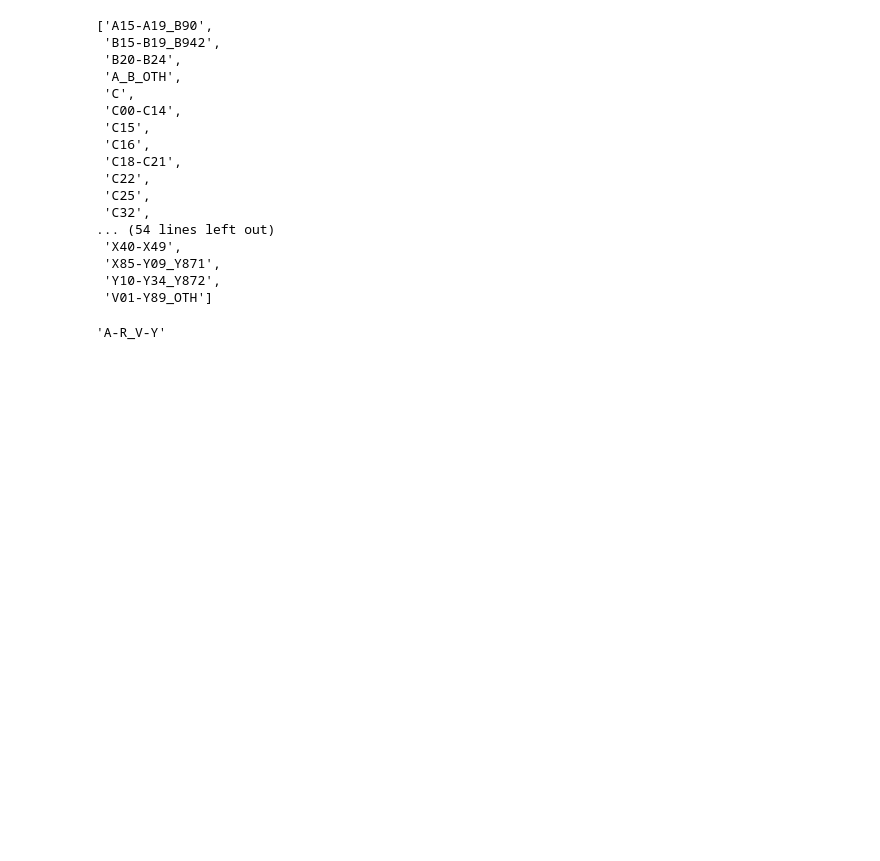
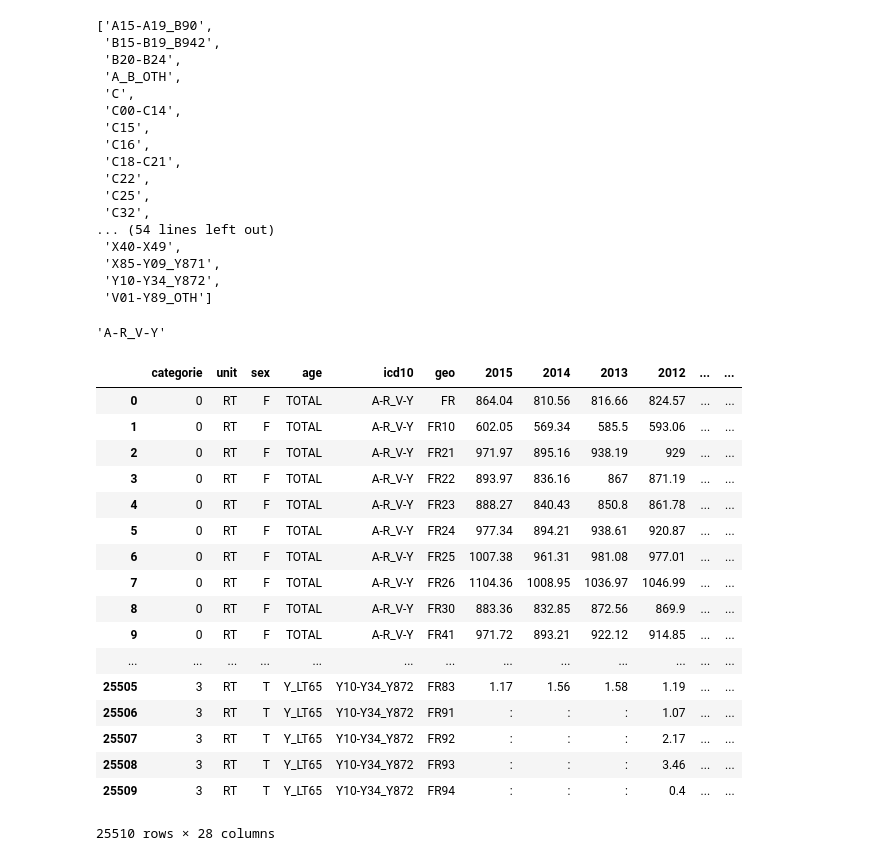
Before and after one commit to margauxRodrigues/viz_project, a Jupyter notebook: data/new_data_reader.ipynb, the cells around one changed output. Drawn from its saved outputs; the diff is of its cells as text; code cells hidden in the pictures; blank space fills up the shorter version.

```diff
--- a/data/new_data_reader.ipynb
+++ b/data/new_data_reader.ipynb
@@ -124,3 +124,24 @@ data_fr['categorie'] = data_fr['icd10'].apply(categorize)
 'A-R_V-Y'
 # %%
 data_fr.to_csv('../data/data_fr_new.csv')
+# %%
+data_fr
+# %% [output]
+|  | categorie | unit | sex | age | icd10 | geo | 2015 | 2014 | 2013 | 2012 | ... | ... |
+| 0 | 0 | RT | F | TOTAL | A-R_V-Y | FR | 864.04 | 810.56 | 816.66 | 824.57 | ... | ... |
+| 1 | 0 | RT | F | TOTAL | A-R_V-Y | FR10 | 602.05 | 569.34 | 585.5 | 593.06 | ... | ... |
+| 2 | 0 | RT | F | TOTAL | A-R_V-Y | FR21 | 971.97 | 895.16 | 938.19 | 929 | ... | ... |
+| 3 | 0 | RT | F | TOTAL | A-R_V-Y | FR22 | 893.97 | 836.16 | 867 | 871.19 | ... | ... |
+| 4 | 0 | RT | F | TOTAL | A-R_V-Y | FR23 | 888.27 | 840.43 | 850.8 | 861.78 | ... | ... |
+| 5 | 0 | RT | F | TOTAL | A-R_V-Y | FR24 | 977.34 | 894.21 | 938.61 | 920.87 | ... | ... |
+| 6 | 0 | RT | F | TOTAL | A-R_V-Y | FR25 | 1007.38 | 961.31 | 981.08 | 977.01 | ... | ... |
+| 7 | 0 | RT | F | TOTAL | A-R_V-Y | FR26 | 1104.36 | 1008.95 | 1036.97 | 1046.99 | ... | ... |
+| 8 | 0 | RT | F | TOTAL | A-R_V-Y | FR30 | 883.36 | 832.85 | 872.56 | 869.9 | ... | ... |
+| 9 | 0 | RT | F | TOTAL | A-R_V-Y | FR41 | 971.72 | 893.21 | 922.12 | 914.85 | ... | ... |
+| ... | ... | ... | ... | ... | ... | ... | ... | ... | ... | ... | ... | ... |
+| 25505 | 3 | RT | T | Y_LT65 | Y10-Y34_Y872 | FR83 | 1.17 | 1.56 | 1.58 | 1.19 | ... | ... |
+| 25506 | 3 | RT | T | Y_LT65 | Y10-Y34_Y872 | FR91 | : | : | : | 1.07 | ... | ... |
+| 25507 | 3 | RT | T | Y_LT65 | Y10-Y34_Y872 | FR92 | : | : | : | 2.17 | ... | ... |
+| 25508 | 3 | RT | T | Y_LT65 | Y10-Y34_Y872 | FR93 | : | : | : | 3.46 | ... | ... |
+| 25509 | 3 | RT | T | Y_LT65 | Y10-Y34_Y872 | FR94 | : | : | : | 0.4 | ... | ... |
+25510 rows × 28 columns
```
Also changed, not shown: 2 other files.
